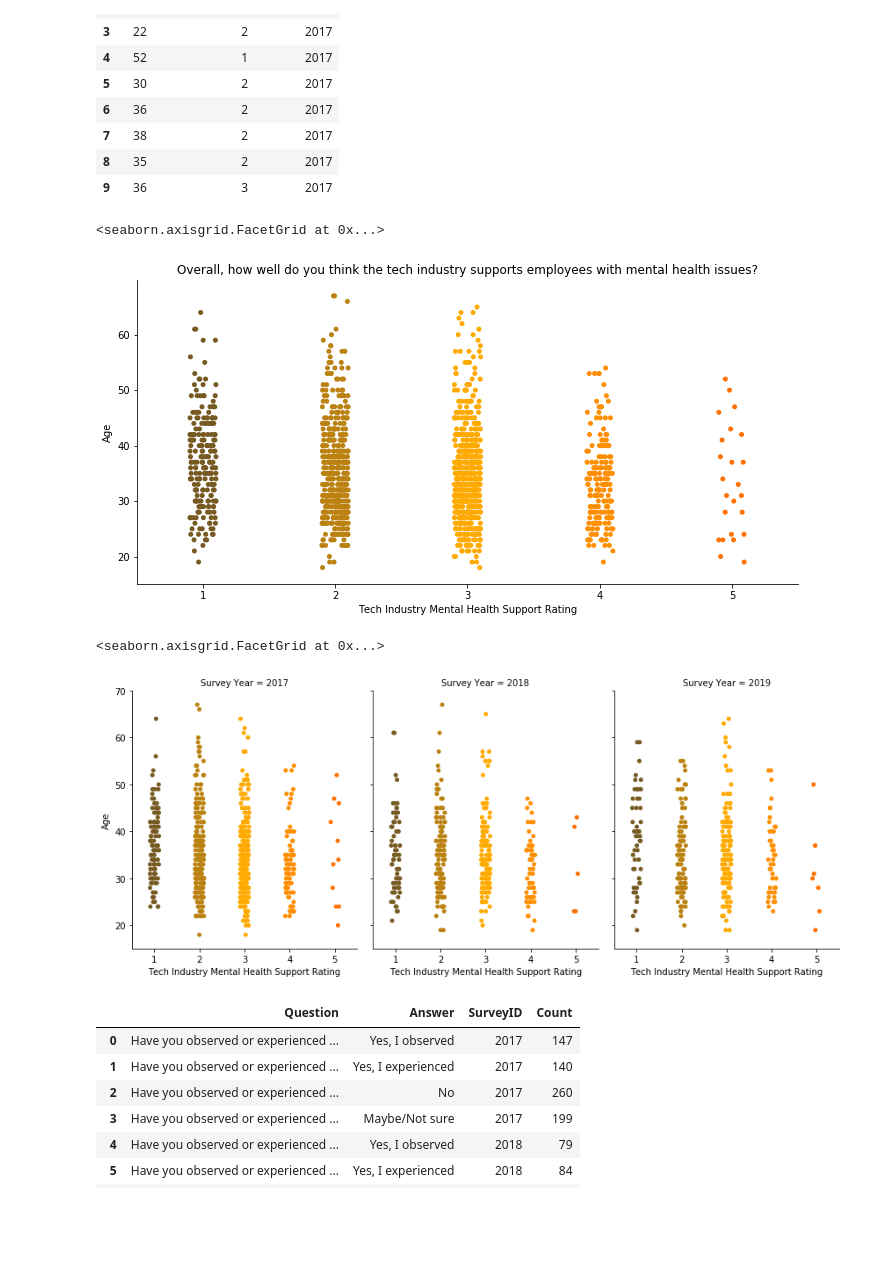
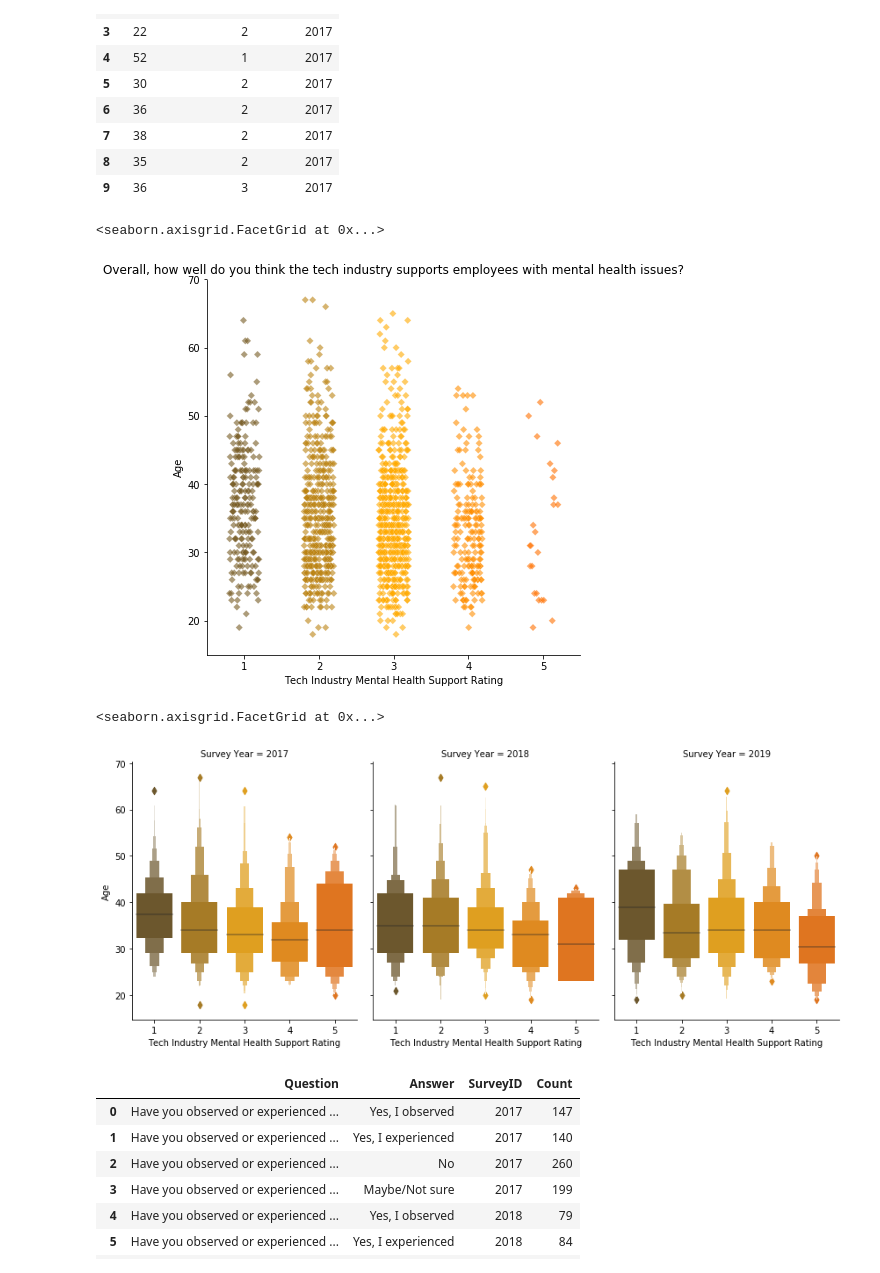
Before and after one commit to laimich/Tech-Mental-Health-Survey-Data-Analysis, a Jupyter notebook: mental_health_survey_data_analysis.ipynb, the cells around one changed output. Saved outputs shown, nothing was run; the diff lists cells and outputs as text; code cells hidden in the pictures; blank space fills up the shorter version.

```diff
--- a/mental_health_survey_data_analysis.ipynb
+++ b/mental_health_survey_data_analysis.ipynb
@@ -282,22 +286,27 @@ df_query4.head(10)
 | 8 | 35 | 2 | 2017 |
 | 9 | 36 | 3 | 2017 |
 # %%
-# compare how well tech industry supports mental health btwn age
-plot_query4 = sns.catplot("SupportRating", "Age", aspect=2,
+## compare how well tech industry supports mental health btwn age
+plot_query4 = sns.catplot("SupportRating", "Age",
+                          jitter=0.2, size=6, marker="D", alpha=.6, linewidth=.2, edgecolor='white',
                           data=df_query4, palette="autumn_d")
 
 plot_query4.set(xlabel='Tech Industry Mental Health Support Rating',
                 title='Overall, how well do you think the tech industry supports employees with mental health issues?')
 # %% [output]
 <seaborn.axisgrid.FacetGrid at 0x...>
-[figure, old version]
+[figure, new version]
 # %%
-# same as above, but seperate by year, see if any rating change overtime
-plot_query4b = sns.catplot("SupportRating", "Age", col="Survey Year", aspect=.8,
-                          data=df_query4, palette="autumn_d")
+# same as above, but seperate by year, see if any rating distribution change overtime
+# plot_query4b = sns.catplot("SupportRating", "Age", col="Survey Year", aspect=.8,
+#                            size=6, marker="D", alpha=.6,
+#                            data=df_query4, palette="autumn_d")
+
+plot_query4b = sns.catplot("SupportRating", "Age", col="Survey Year", aspect=.8, kind='boxen',
+                           data=df_query4, palette="autumn_d")
 
 plot_query4b.set(xlabel='Tech Industry Mental Health Support Rating')
 # %% [output]
 <seaborn.axisgrid.FacetGrid at 0x...>
-[figure, old version]
+[figure, new version]
 # %%
```
Also changed, not shown: parts of 15 cells of this notebook.
